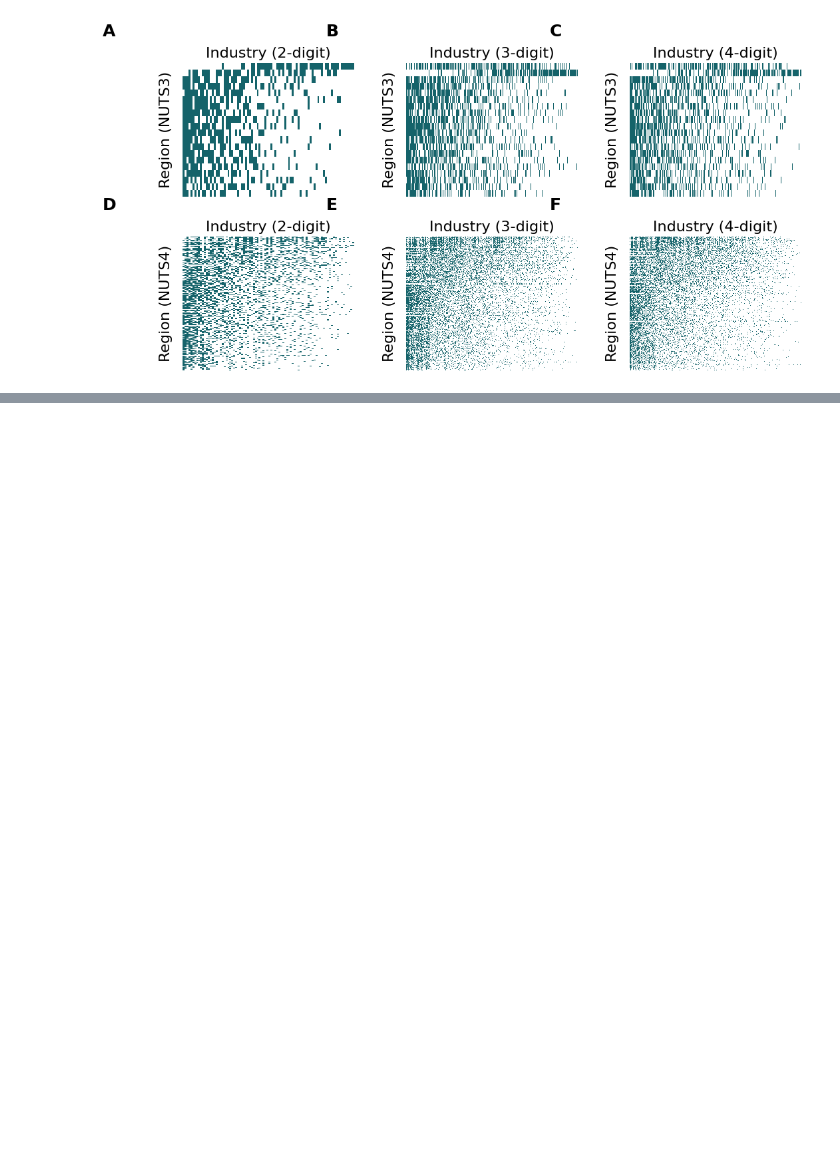
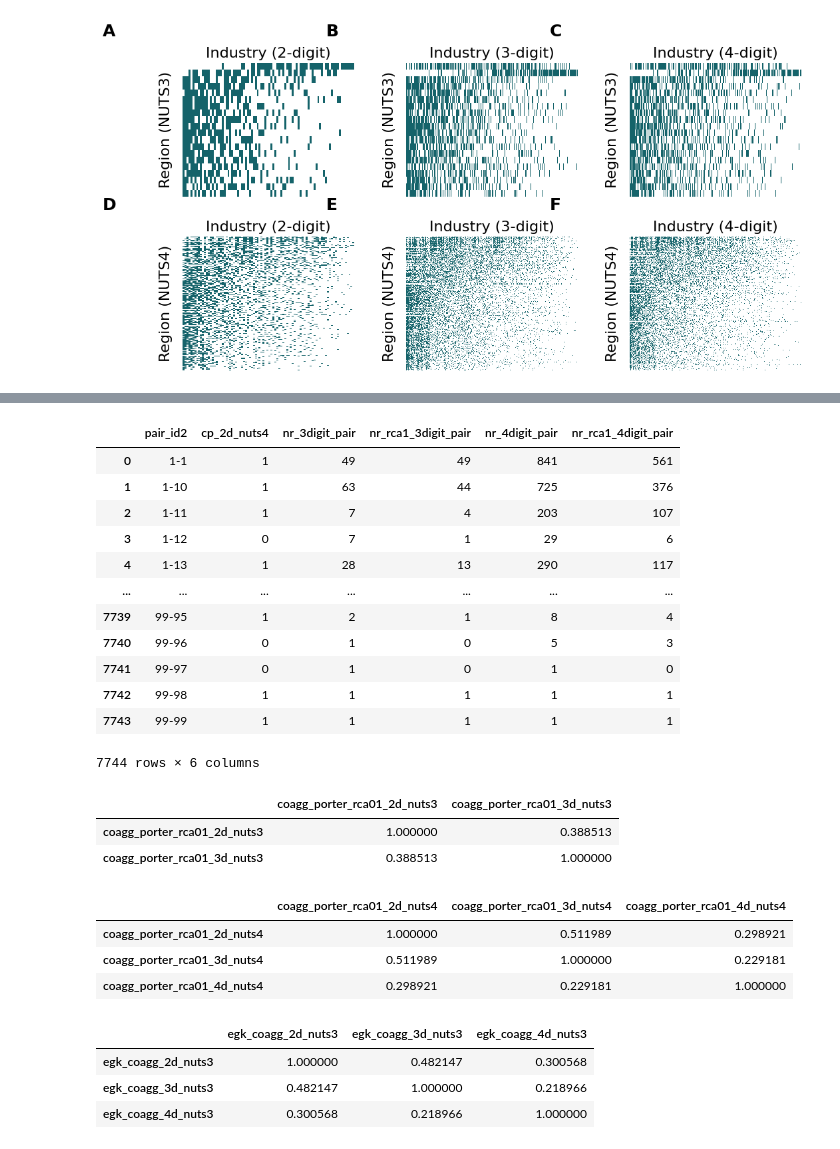
Before and after one commit to sandorjuhasz/coagglomeration, a Jupyter notebook: code/06b_revision.ipynb, the cells around one changed output, grey strips where cells are left out. Cells and saved outputs as stored; diff of their text form; code cells hidden in the pictures; blank space fills up the shorter version.

```diff
--- a/code/06b_revision.ipynb
+++ b/code/06b_revision.ipynb
@@ -712,0 +911,43 @@ for i, label in enumerate(labels):
+# %%
+temp1 = cdf.drop_duplicates(subset=["pair_id2", "pair_id3"]).groupby(["pair_id2", "cp_2d_nuts4"]).agg(
+    nr_3digit_pair = pd.NamedAgg("pair_id3", "nunique"),
+    nr_rca1_3digit_pair = pd.NamedAgg("cp_3d_nuts4", "sum")
+).reset_index()
+
+temp2 = cdf.drop_duplicates(subset=["pair_id2", "pair_id4"]).groupby(["pair_id2", "cp_2d_nuts4"]).agg(
+    nr_4digit_pair = pd.NamedAgg("pair_id4", "nunique"),
+    nr_rca1_4digit_pair = pd.NamedAgg("cp_4d_nuts4", "sum")
+).reset_index()
+
+pair_df_cp_nuts4 = pd.merge(
+    temp1,
+    temp2,
+    on=["pair_id2", "cp_2d_nuts4"],
+    how="left"
+)
+# %%
+pair_df_cp_nuts4
+# %% [output]
+|  | pair_id2 | cp_2d_nuts4 | nr_3digit_pair | nr_rca1_3digit_pair | nr_4digit_pair | nr_rca1_4digit_pair |
+| 0 | 1-1 | 1 | 49 | 49 | 841 | 561 |
+| 1 | 1-10 | 1 | 63 | 44 | 725 | 376 |
+| 2 | 1-11 | 1 | 7 | 4 | 203 | 107 |
+| 3 | 1-12 | 0 | 7 | 1 | 29 | 6 |
+| 4 | 1-13 | 1 | 28 | 13 | 290 | 117 |
+| ... | ... | ... | ... | ... | ... | ... |
+| 7739 | 99-95 | 1 | 2 | 1 | 8 | 4 |
+| 7740 | 99-96 | 0 | 1 | 0 | 5 | 3 |
+| 7741 | 99-97 | 0 | 1 | 0 | 1 | 0 |
+| 7742 | 99-98 | 1 | 1 | 1 | 1 | 1 |
+| 7743 | 99-99 | 1 | 1 | 1 | 1 | 1 |
+7744 rows × 6 columns
+# %%
+# RCA 0/1 -- NUTS3
+temp = cdf[["ind1_3d", "ind2_3d", "pair_id2", "pair_id3", "coagg_porter_rca01_2d_nuts3", "coagg_porter_rca01_3d_nuts3"]].drop_duplicates()
+temp = temp[temp["ind1_3d"] < temp["ind2_3d"]]
+temp[["coagg_porter_rca01_2d_nuts3", "coagg_porter_rca01_3d_nuts3"]].corr()
+#cdf[["coagg_porter_rca01_2d_nuts3", "coagg_porter_rca01_3d_nuts3", "coagg_porter_rca01_4d_nuts3"]].corr()
+# %% [output]
+|  | coagg_porter_rca01_2d_nuts3 | coagg_porter_rca01_3d_nuts3 |
+| coagg_porter_rca01_2d_nuts3 | 1.000000 | 0.388513 |
+| coagg_porter_rca01_3d_nuts3 | 0.388513 | 1.000000 |
@@ -712,0 +960,16 @@ for i, label in enumerate(labels):
+# %%
+# RCA 0/1 -- NUTS4
+cdf[["coagg_porter_rca01_2d_nuts4", "coagg_porter_rca01_3d_nuts4", "coagg_porter_rca01_4d_nuts4"]].corr()
+# %% [output]
+|  | coagg_porter_rca01_2d_nuts4 | coagg_porter_rca01_3d_nuts4 | coagg_porter_rca01_4d_nuts4 |
+| coagg_porter_rca01_2d_nuts4 | 1.000000 | 0.511989 | 0.298921 |
+| coagg_porter_rca01_3d_nuts4 | 0.511989 | 1.000000 | 0.229181 |
+| coagg_porter_rca01_4d_nuts4 | 0.298921 | 0.229181 | 1.000000 |
+# %%
+# EGK -- NUTS3
+cdf[["egk_coagg_2d_nuts3", "egk_coagg_3d_nuts3", "egk_coagg_4d_nuts3"]].corr()
+# %% [output]
+|  | egk_coagg_2d_nuts3 | egk_coagg_3d_nuts3 | egk_coagg_4d_nuts3 |
+| egk_coagg_2d_nuts3 | 1.000000 | 0.482147 | 0.300568 |
+| egk_coagg_3d_nuts3 | 0.482147 | 1.000000 | 0.218966 |
+| egk_coagg_4d_nuts3 | 0.300568 | 0.218966 | 1.000000 |
```
Also changed, not shown: parts of 16 cells of this notebook, 1 other file.
